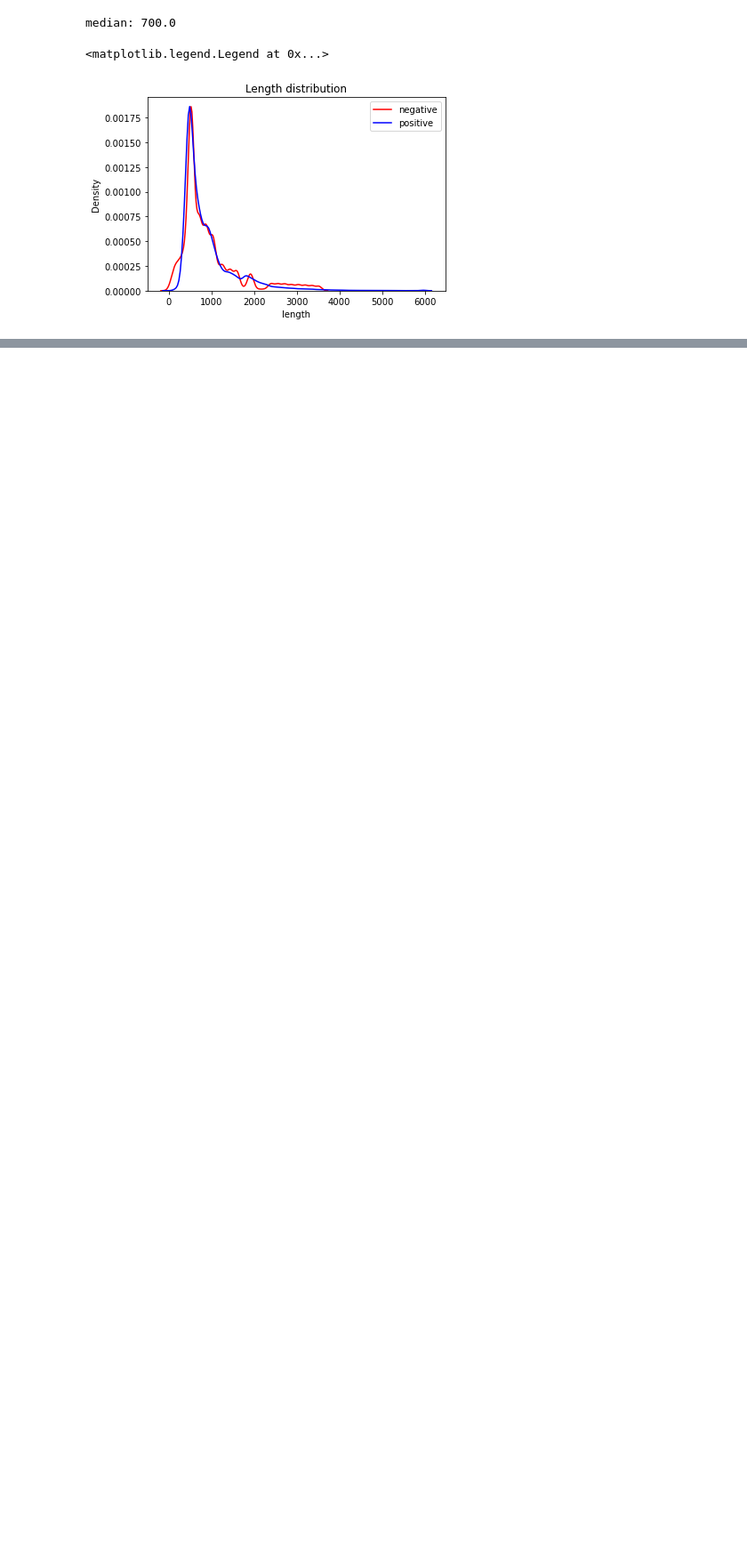
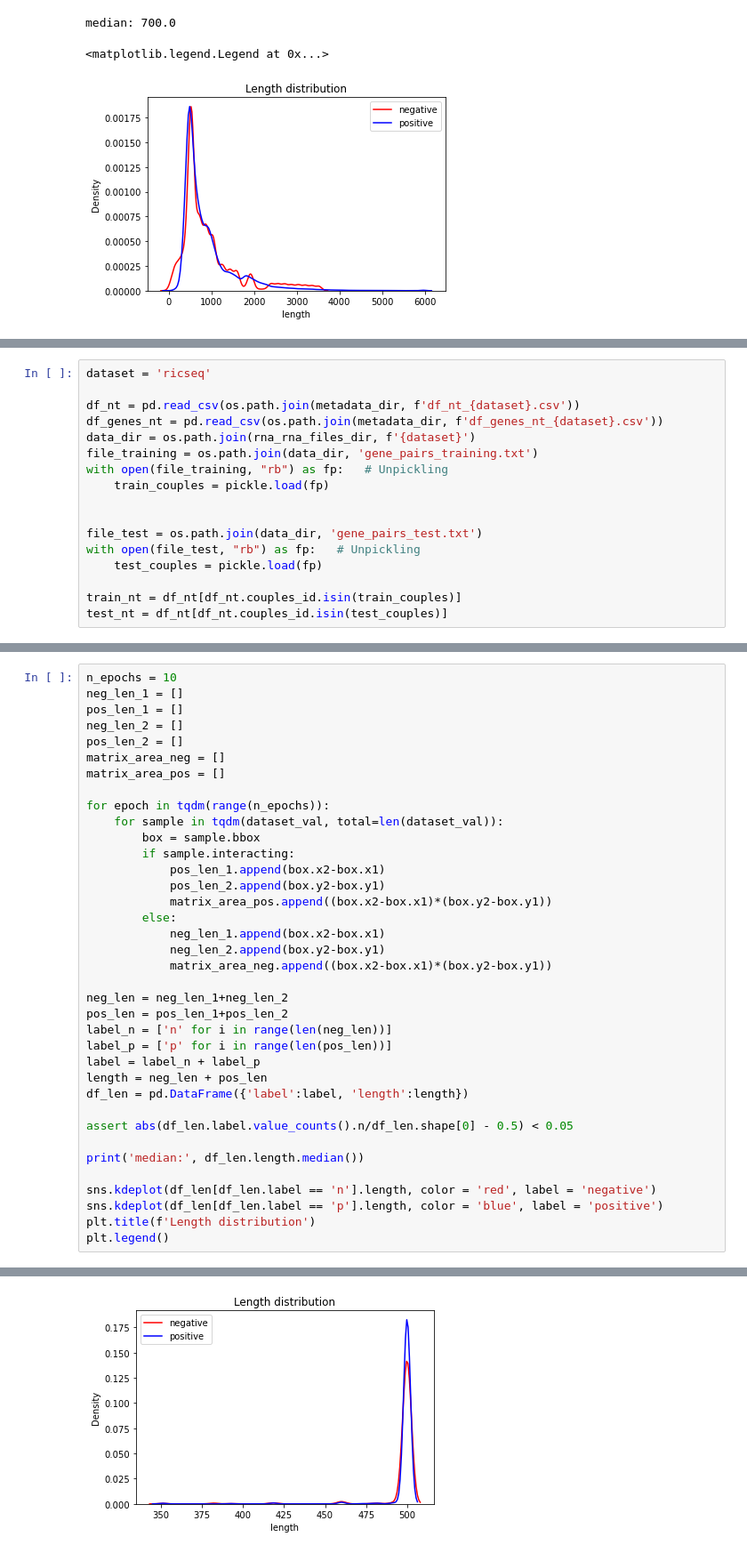
Before and after one commit to giorgiobini/RIME, a Jupyter notebook: src/Decide_hyperparameters_dataloader.ipynb, the cells around one changed output, grey strips where cells are left out. Shown at 89% size. Saved outputs shown, nothing was run; the diff lists cells and outputs as text; blank space fills up the shorter version.

```diff
--- a/src/Decide_hyperparameters_dataloader.ipynb
+++ b/src/Decide_hyperparameters_dataloader.ipynb
@@ -813,0 +438,17 @@ plt.show()
+# %%
+dataset = 'ricseq'
+
+df_nt = pd.read_csv(os.path.join(metadata_dir, f'df_nt_{dataset}.csv'))
+df_genes_nt = pd.read_csv(os.path.join(metadata_dir, f'df_genes_nt_{dataset}.csv'))
+data_dir = os.path.join(rna_rna_files_dir, f'{dataset}')
+file_training = os.path.join(data_dir, 'gene_pairs_training.txt')
+with open(file_training, "rb") as fp:   # Unpickling
+    train_couples = pickle.load(fp)
+
+
+file_test = os.path.join(data_dir, 'gene_pairs_test.txt')
+with open(file_test, "rb") as fp:   # Unpickling
+    test_couples = pickle.load(fp)
+
+train_nt = df_nt[df_nt.couples_id.isin(train_couples)]
+test_nt = df_nt[df_nt.couples_id.isin(test_couples)]
@@ -813,0 +588,38 @@ plt.show()
+# %%
+n_epochs = 10
+neg_len_1 = []
+pos_len_1 = []
+neg_len_2 = []
+pos_len_2 = []
+matrix_area_neg = []
+matrix_area_pos = []
+
+for epoch in tqdm(range(n_epochs)):
+    for sample in tqdm(dataset_val, total=len(dataset_val)):
+        box = sample.bbox
+        if sample.interacting:
+            pos_len_1.append(box.x2-box.x1)
+            pos_len_2.append(box.y2-box.y1)
+            matrix_area_pos.append((box.x2-box.x1)*(box.y2-box.y1))
+        else:
+            neg_len_1.append(box.x2-box.x1)
+            neg_len_2.append(box.y2-box.y1)
+            matrix_area_neg.append((box.x2-box.x1)*(box.y2-box.y1))
+
+neg_len = neg_len_1+neg_len_2
+pos_len = pos_len_1+pos_len_2
+label_n = ['n' for i in range(len(neg_len))]
+label_p = ['p' for i in range(len(pos_len))]
+label = label_n + label_p
+length = neg_len + pos_len
+df_len = pd.DataFrame({'label':label, 'length':length})
+
+assert abs(df_len.label.value_counts().n/df_len.shape[0] - 0.5) < 0.05
+
+print('median:', df_len.length.median())
+
+sns.kdeplot(df_len[df_len.label == 'n'].length, color = 'red', label = 'negative')
+sns.kdeplot(df_len[df_len.label == 'p'].length, color = 'blue', label = 'positive')
+plt.title(f'Length distribution')
+plt.legend()
+# %% [output]
@@ -813,0 +628 @@ plt.show()
+[figure, added]
```
Also changed, not shown: parts of 33 cells of this notebook, 12 other files.
